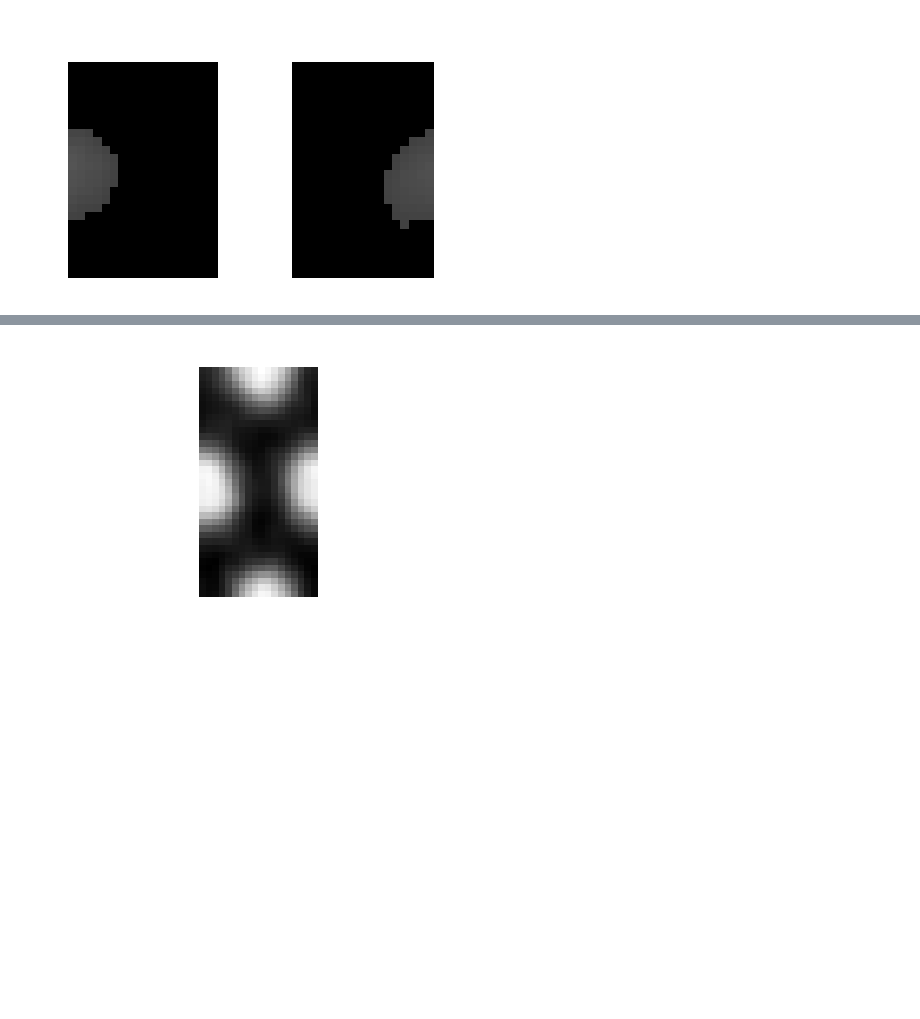
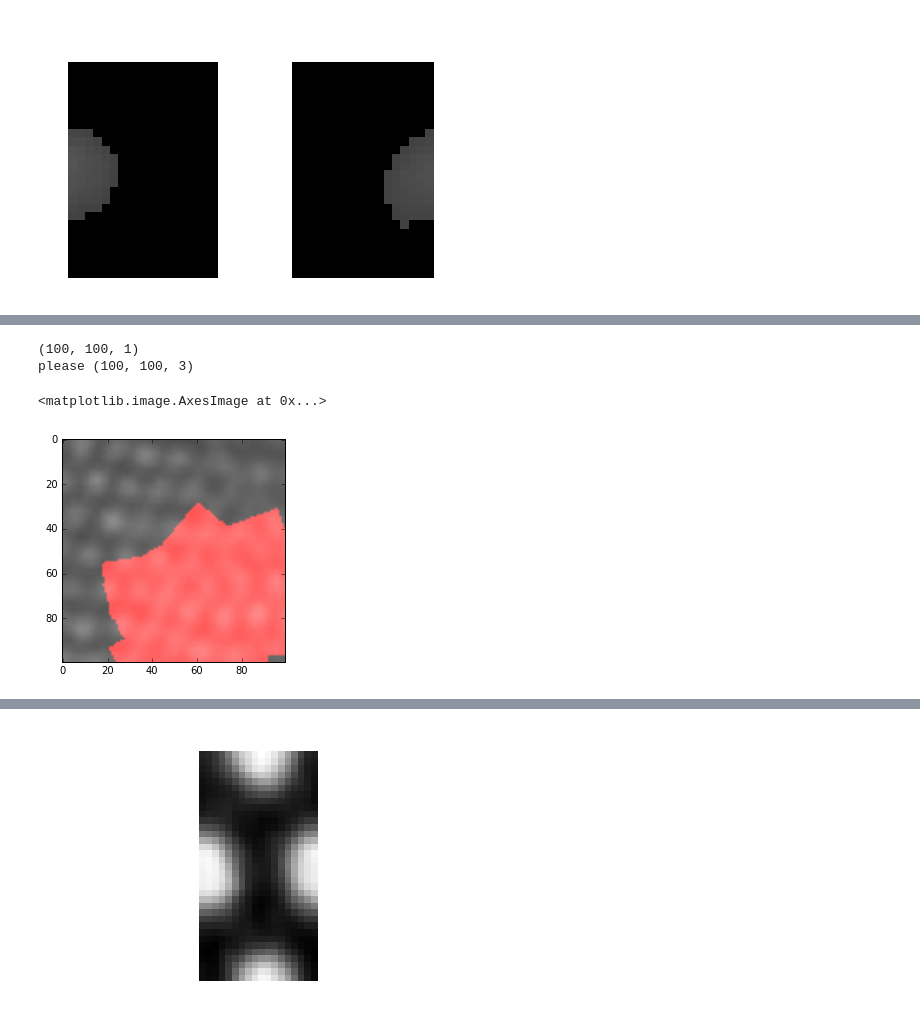
Before and after one commit to huskeypm/sparkdetection, a Jupyter notebook: mach/materialMatched.ipynb, the cells around one changed output, grey strips where cells are left out. Saved outputs shown, nothing was run; the diff lists cells and outputs as text; code cells hidden in the pictures; blank space fills up the shorter version.

```diff
--- a/mach/materialMatched.ipynb
+++ b/mach/materialMatched.ipynb
@@ -507,3 +545,41 @@ import painter as Paint
+# %%
+mylocs =  np.zeros_like(myList.flatten())
+hits = np.argwhere(myList.flatten()>0)
+mylocs[hits] = 1
+locs = mylocs.reshape((100,100,1))
+print np.shape(locs)
+zeros = np.zeros_like(locs)
+please = np.concatenate((locs,zeros,zeros),axis=2)
+print 'please', np.shape(please)
+#xs = mylocs[:,0]
+#ys = mylocs[:,1]
+# %% [output]
+(100, 100, 1)
+please (100, 100, 3)
+# %%
+thisPic = it.ReadImg('fusedCropped.png')
+myPic = thisPic[25:125,25:125]
+
+
+toimage(myPic).save('myPic.png')
+Img = cv2.imread('/home/AD/srbl226/spark/sparkdetection/mach/myPic.png')
+#it.myplot(myPic)
+gray_image = np.copy(myPic)
+Img[:,:,0] = gray_image
+Img[:,:,1] = gray_image
+Img[:,:,2] = gray_image
+#Img[]
+# %%
+theseHits = please.flatten()
+newHits = np.argwhere(theseHits>0)
+img = np.copy(Img.flatten())
+img[newHits] = 255
+final = np.reshape(img, (100,100,3))
+# %%
+imshow(final)
+# %% [output]
+<matplotlib.image.AxesImage at 0x...>
+[figure, added]
 # %%
 print np.shape(gray)
 print np.shape(gray2)
```
Also changed, not shown: parts of 20 cells of this notebook.
